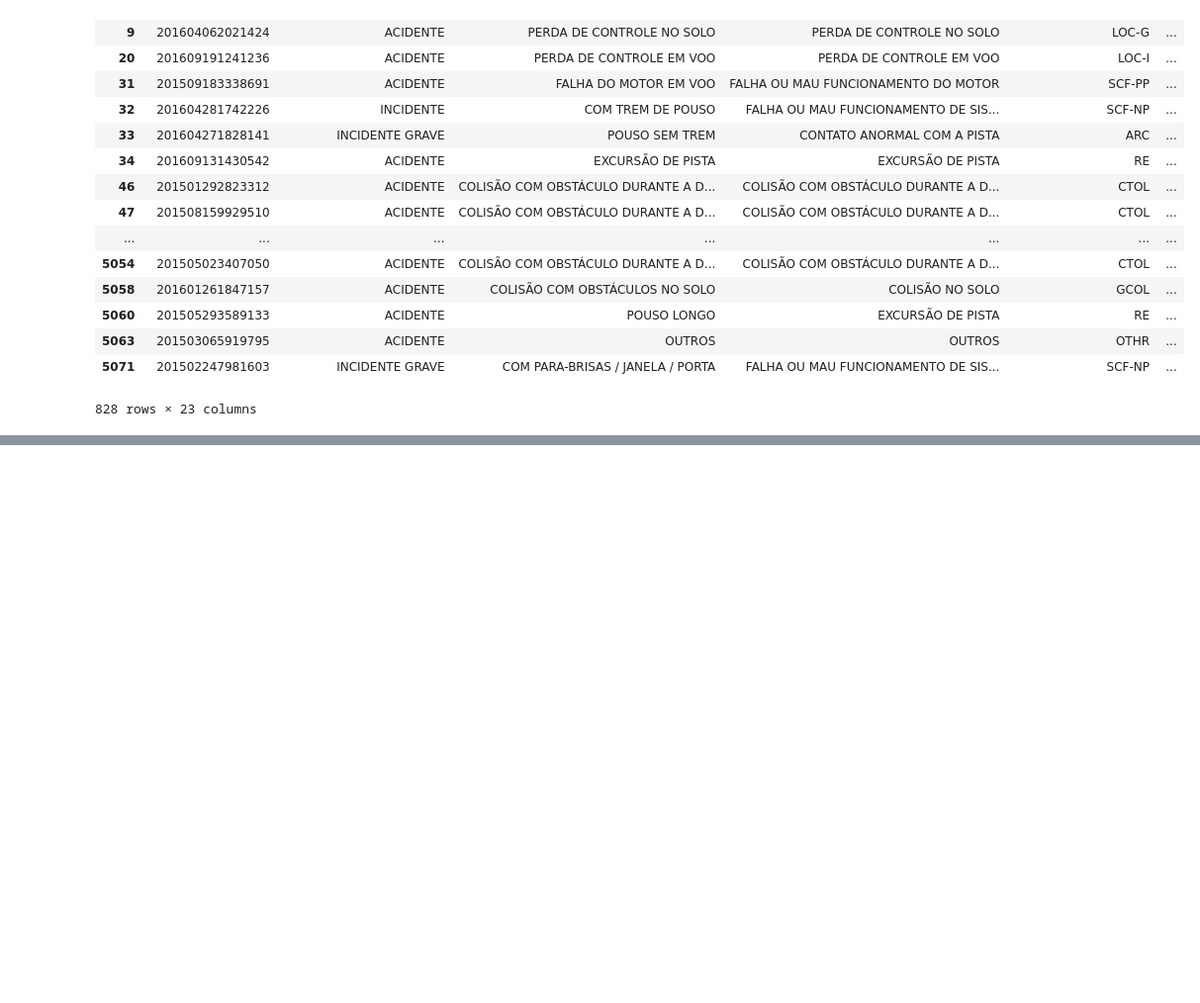
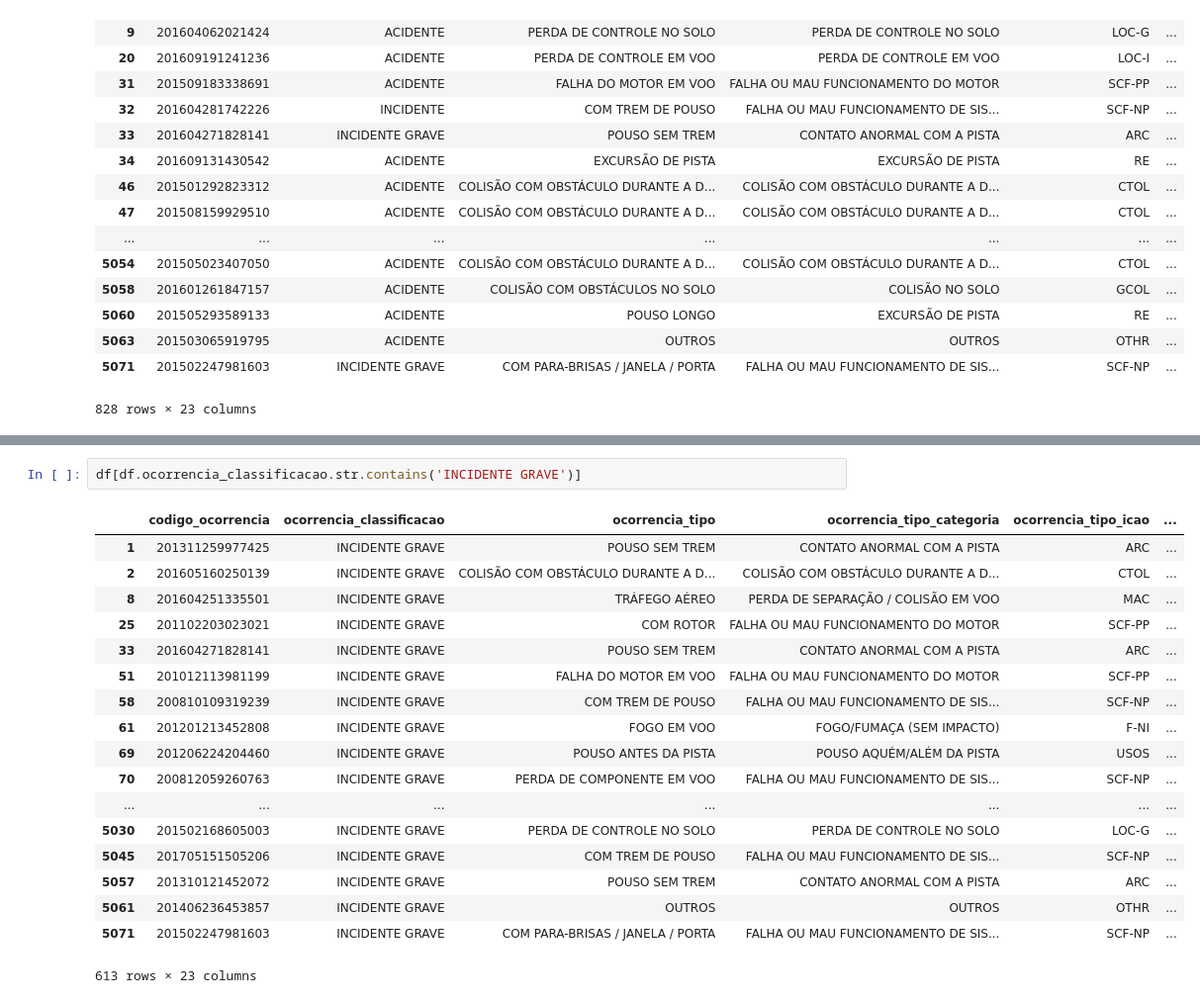
Before and after one commit to Guilehm/notebooks, a Jupyter notebook: airplanes_occurrences.ipynb, the cells around one changed output, grey strips where cells are left out. Shown at 99% size. Drawn from its saved outputs; the diff is of its cells as text; blank space fills up the shorter version.

Commit message:
Find ocurrences with "incidente grave" classification

```diff
--- a/airplanes_occurrences.ipynb
+++ b/airplanes_occurrences.ipynb
@@ -173,0 +177,21 @@ df[(df.ano_ocorrencia == 2015) | (df.ano_ocorrencia == 2016)]
+# %%
+df[df.ocorrencia_classificacao.str.contains('INCIDENTE GRAVE')]
+# %% [output]
+|  | codigo_ocorrencia | ocorrencia_classificacao | ocorrencia_tipo | ocorrencia_tipo_categoria | ocorrencia_tipo_icao | ... |
+| 1 | 201311259977425 | INCIDENTE GRAVE | POUSO SEM TREM | CONTATO ANORMAL COM A PISTA | ARC | ... |
+| 2 | 201605160250139 | INCIDENTE GRAVE | COLISÃO COM OBSTÁCULO DURANTE A D... | COLISÃO COM OBSTÁCULO DURANTE A D... | CTOL | ... |
+| 8 | 201604251335501 | INCIDENTE GRAVE | TRÁFEGO AÉREO | PERDA DE SEPARAÇÃO / COLISÃO EM VOO | MAC | ... |
+| 25 | 201102203023021 | INCIDENTE GRAVE | COM ROTOR | FALHA OU MAU FUNCIONAMENTO DO MOTOR | SCF-PP | ... |
+| 33 | 201604271828141 | INCIDENTE GRAVE | POUSO SEM TREM | CONTATO ANORMAL COM A PISTA | ARC | ... |
+| 51 | 201012113981199 | INCIDENTE GRAVE | FALHA DO MOTOR EM VOO | FALHA OU MAU FUNCIONAMENTO DO MOTOR | SCF-PP | ... |
+| 58 | 200810109319239 | INCIDENTE GRAVE | COM TREM DE POUSO | FALHA OU MAU FUNCIONAMENTO DE SIS... | SCF-NP | ... |
+| 61 | 201201213452808 | INCIDENTE GRAVE | FOGO EM VOO | FOGO/FUMAÇA (SEM IMPACTO) | F-NI | ... |
+| 69 | 201206224204460 | INCIDENTE GRAVE | POUSO ANTES DA PISTA | POUSO AQUÉM/ALÉM DA PISTA | USOS | ... |
+| 70 | 200812059260763 | INCIDENTE GRAVE | PERDA DE COMPONENTE EM VOO | FALHA OU MAU FUNCIONAMENTO DE SIS... | SCF-NP | ... |
+| ... | ... | ... | ... | ... | ... | ... |
+| 5030 | 201502168605003 | INCIDENTE GRAVE | PERDA DE CONTROLE NO SOLO | PERDA DE CONTROLE NO SOLO | LOC-G | ... |
+| 5045 | 201705151505206 | INCIDENTE GRAVE | COM TREM DE POUSO | FALHA OU MAU FUNCIONAMENTO DE SIS... | SCF-NP | ... |
+| 5057 | 201310121452072 | INCIDENTE GRAVE | POUSO SEM TREM | CONTATO ANORMAL COM A PISTA | ARC | ... |
+| 5061 | 201406236453857 | INCIDENTE GRAVE | OUTROS | OUTROS | OTHR | ... |
+| 5071 | 201502247981603 | INCIDENTE GRAVE | COM PARA-BRISAS / JANELA / PORTA | FALHA OU MAU FUNCIONAMENTO DE SIS... | SCF-NP | ... |
+613 rows × 23 columns
```
Also changed, not shown: parts of 1 cell of this notebook.
